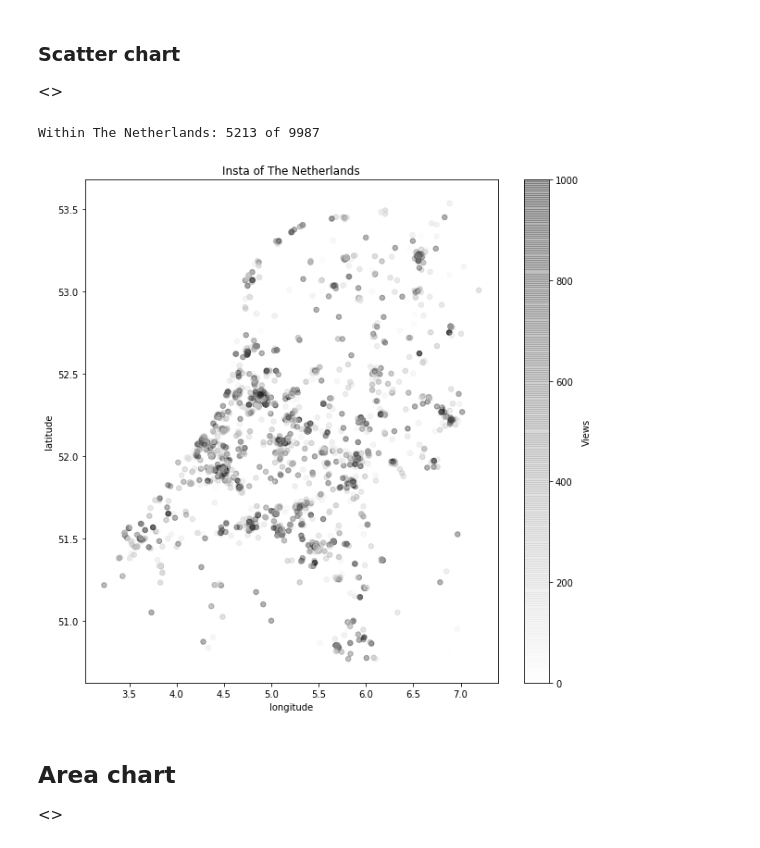
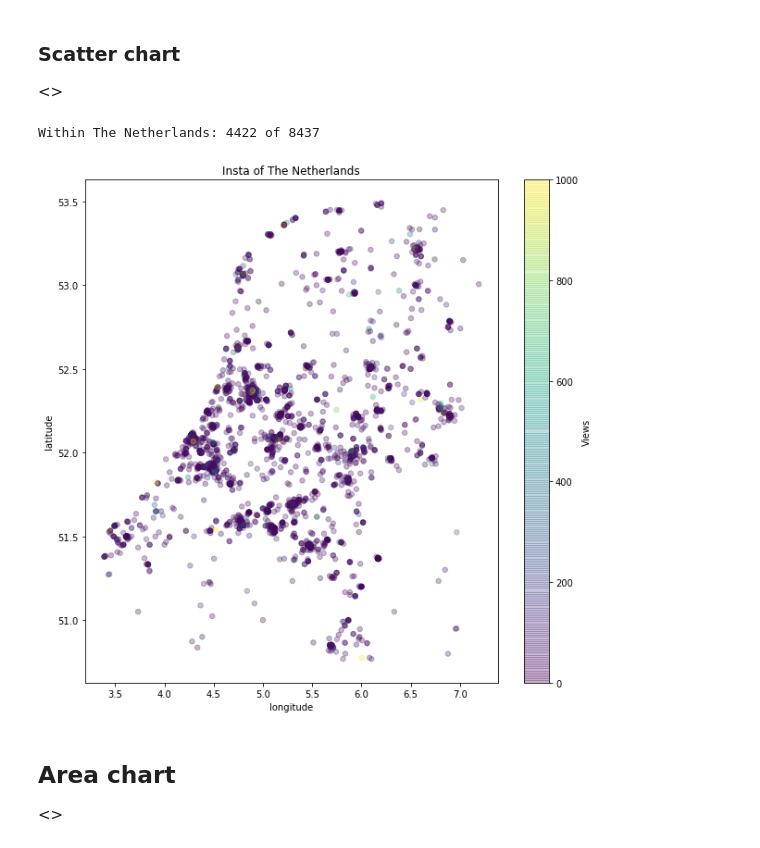
Before and after one commit to DemianMelskens/CBS, a Jupyter notebook: Visualization/Initial analysis.ipynb, the cells around one changed output. Saved outputs shown, nothing was run; the diff lists cells and outputs as text; code cells hidden in the pictures.

Commit message:
Updated visualization for cleaned data

```diff
--- a/Visualization/Initial analysis.ipynb
+++ b/Visualization/Initial analysis.ipynb
@@ -102,33 +99,33 @@ array([<matplotlib.axes._subplots.AxesSubplot object at 0x...>,
 # %%
 data_gps = data
 data_gps = data_gps.loc[3.2 <= data_gps['GPS lengtegraad']]
 data_gps = data_gps.loc[7.4 >= data_gps['GPS lengtegraad']]
 data_gps = data_gps.loc[50.7 <= data_gps['GPS breedtegraad']]
 data_gps = data_gps.loc[53.6 >= data_gps['GPS breedtegraad']]
 
 plt.figure(figsize=[10,10]);
 
 plt.title('Insta of The Netherlands')
 plt.xlabel('longitude')
 plt.ylabel('latitude')
 #plt.xlim(3.2,7.4)
 #plt.ylim(50.7,53.6)
 sizes = 120
 
 print('Within The Netherlands:', len(data_gps), 'of', len(data))
 
 points=plt.scatter(data_gps['GPS lengtegraad'], data_gps['GPS breedtegraad'], marker='.'
                    , c=data_gps.views
                    , s=sizes**1
                    , alpha=0.3
-                   , cmap='binary')
+                   , cmap='viridis')
 
 plt.clim(0,1000)
 
 plt.colorbar(label='Views');
 # %% [output]
-Within The Netherlands: 5213 of 9987
+Within The Netherlands: 4422 of 8437
-[figure, old version]
+[figure, new version]
 # %%
 # Under construction because of the cleaning
 
```
Also changed, not shown: parts of 8 cells of this notebook.
